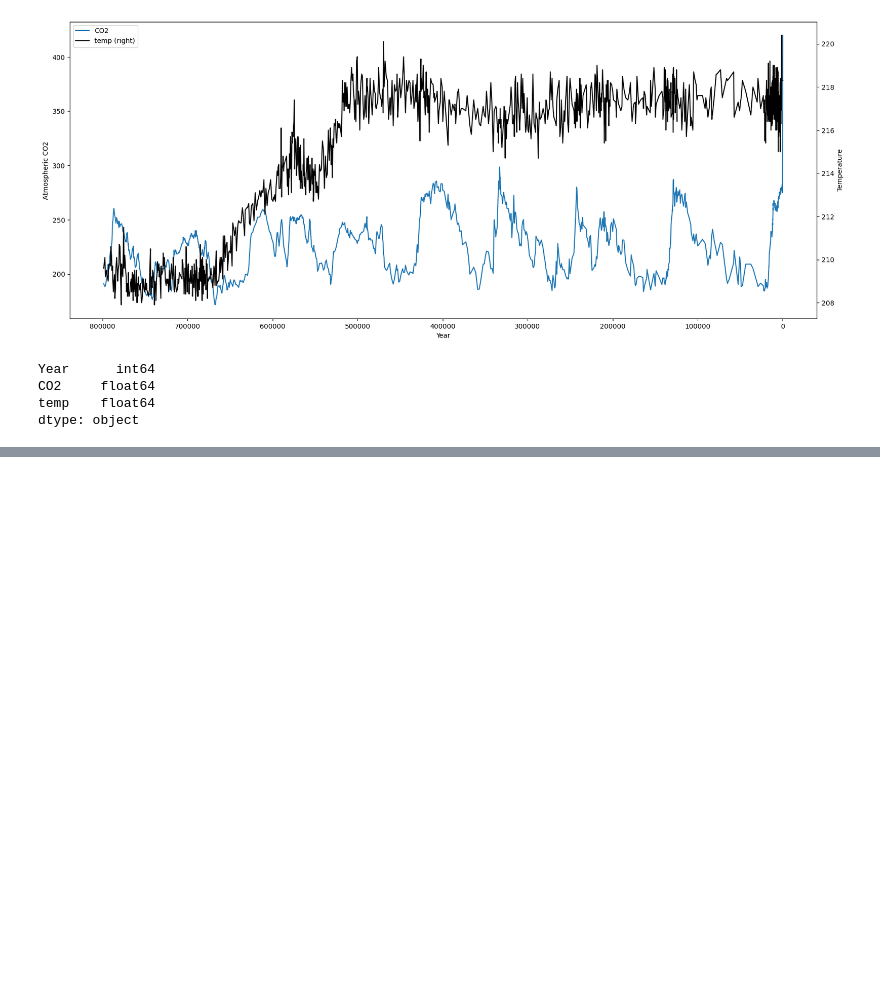
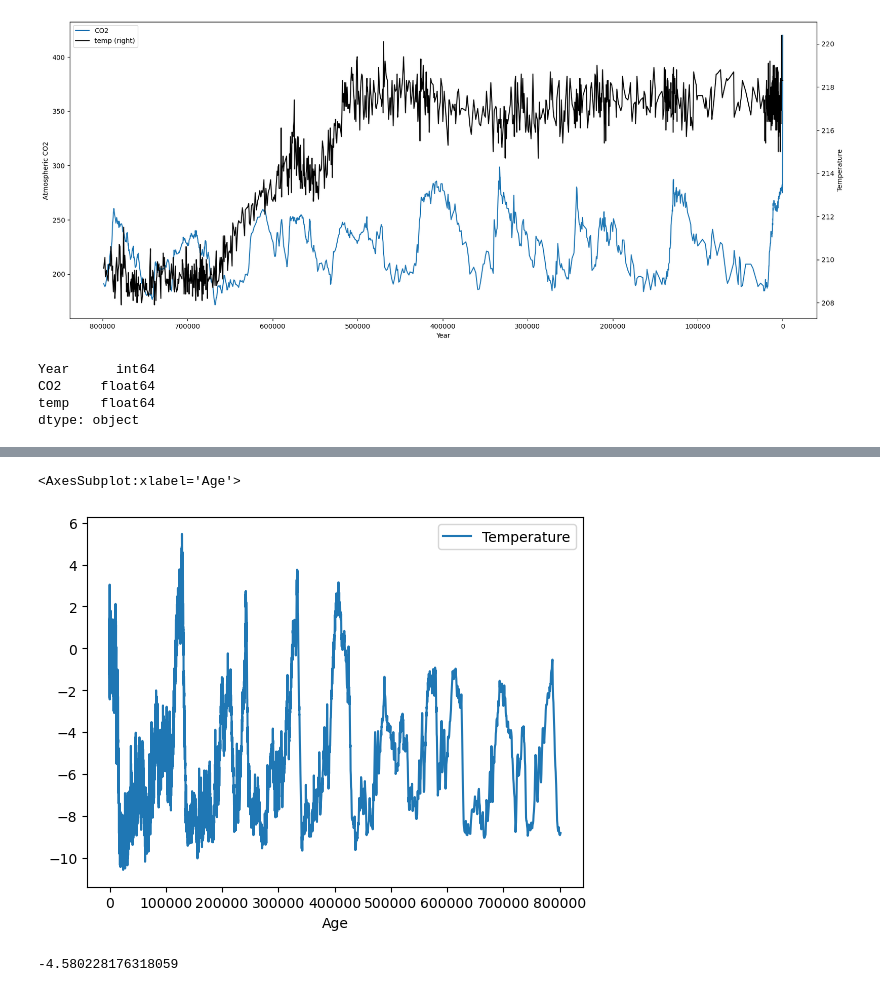
Before and after one commit to mickalleny2k/PfDA_Project2, a Jupyter notebook: project.ipynb, the cells around one changed output, grey strips where cells are left out. Saved outputs shown, nothing was run; the diff lists cells and outputs as text; code cells hidden in the pictures; blank space fills up the shorter version.

```diff
--- a/project.ipynb
+++ b/project.ipynb
@@ -336,0 +358,3 @@ dtype: object
+# %%
+epica_df1 = pd.read_csv("epicadomec.txt", delimiter= '\s+', usecols = ['Age','Deuterium','Temperature'])
+epica_df1
@@ -336,0 +375,9 @@ dtype: object
+# %%
+epica_df1.plot(x="Age", y="Temperature")
+# %% [output]
+<AxesSubplot:xlabel='Age'>
+[figure, added]
+# %%
+epica_df1.Temperature.mean()
+# %% [output]
+-4.580228176318059
```
Also changed, not shown: parts of 8 cells of this notebook, 2 other files.
